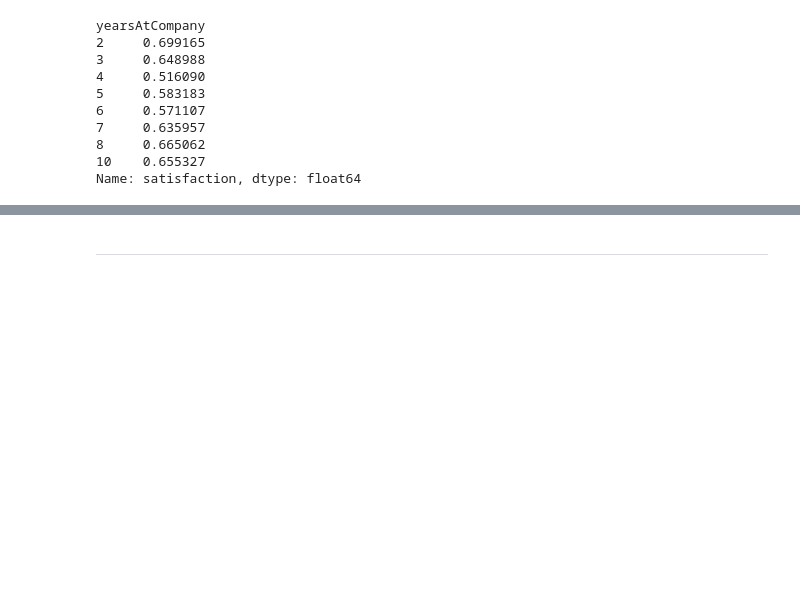
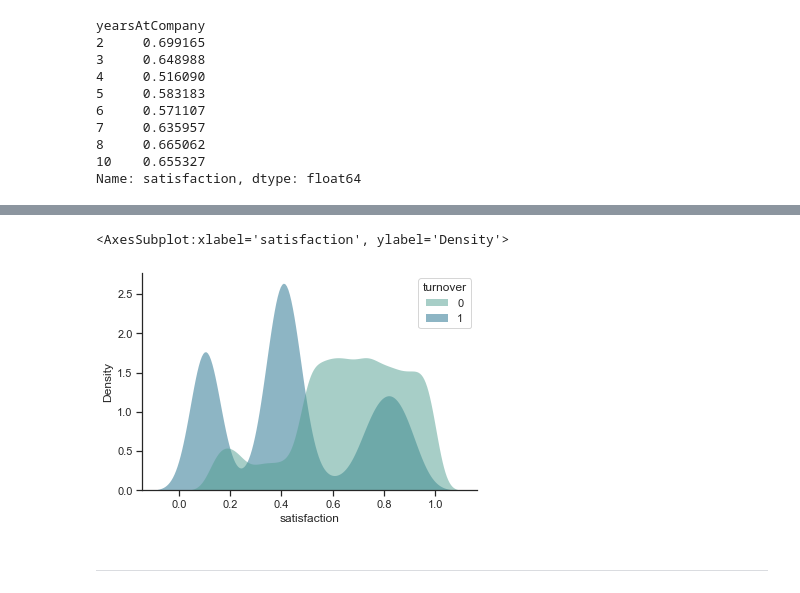
Before and after one commit to ankurdhamija83/Data-Science-Portfolio, a Jupyter notebook: Applied-ML-Models/HR-Analytics/HR-Analytics.ipynb, the cells around one changed output, grey strips where cells are left out. Cells and saved outputs as stored; diff of their text form; code cells hidden in the pictures; blank space fills up the shorter version.

```diff
--- a/Applied-ML-Models/HR-Analytics/HR-Analytics.ipynb
+++ b/Applied-ML-Models/HR-Analytics/HR-Analytics.ipynb
@@ -278,3 +283,9 @@ sns.lineplot(data=tempDf)
+# %%
+sns.kdeplot(data=df, x="satisfaction", hue="turnover", fill=True, common_norm=False, palette="crest",
+   alpha=.5, linewidth=0)
+# %% [output]
+<AxesSubplot:xlabel='satisfaction', ylabel='Density'>
+[figure, added]
 # %% [markdown]
 ------
 # %% [markdown]
```
Also changed, not shown: parts of 12 cells of this notebook.
